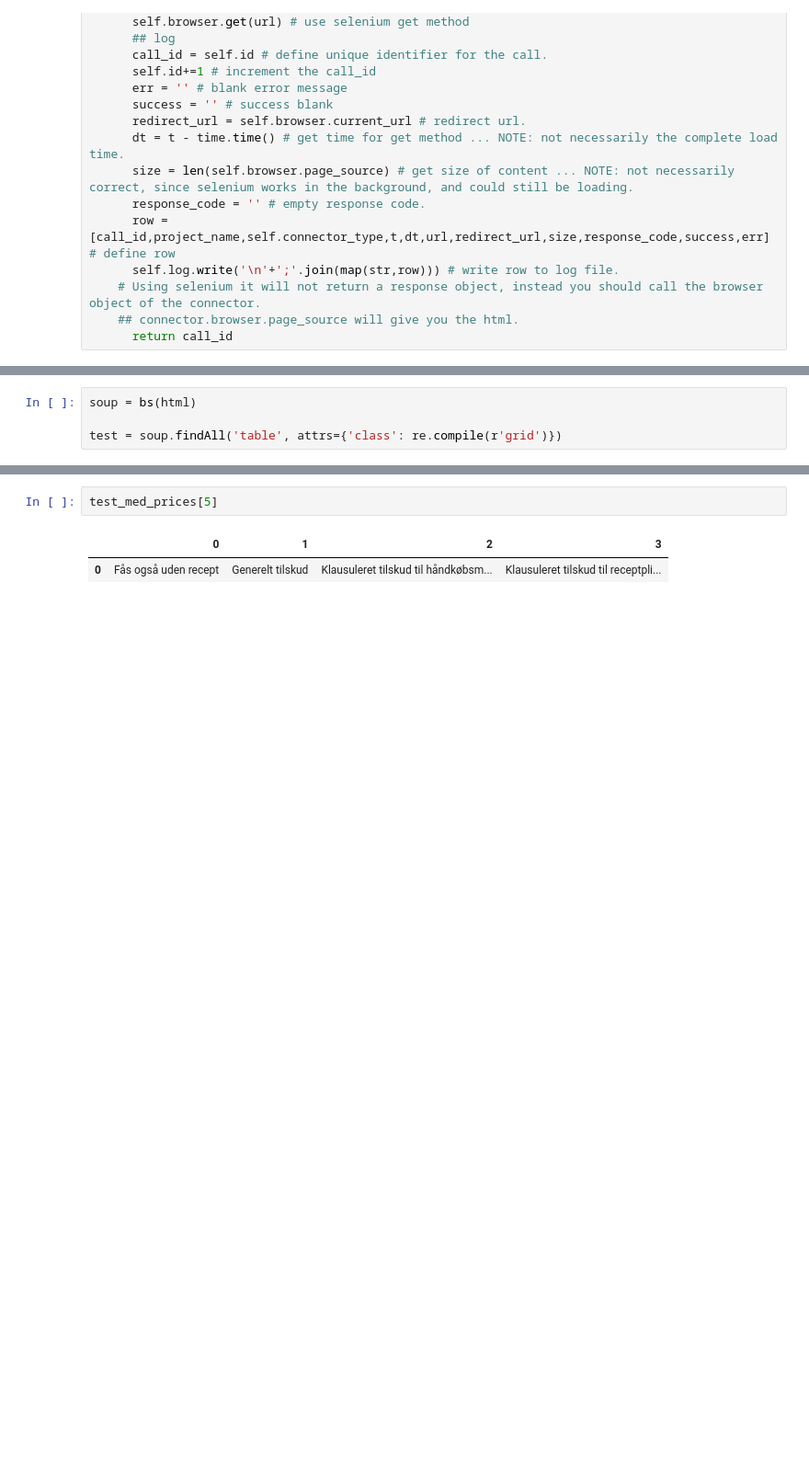
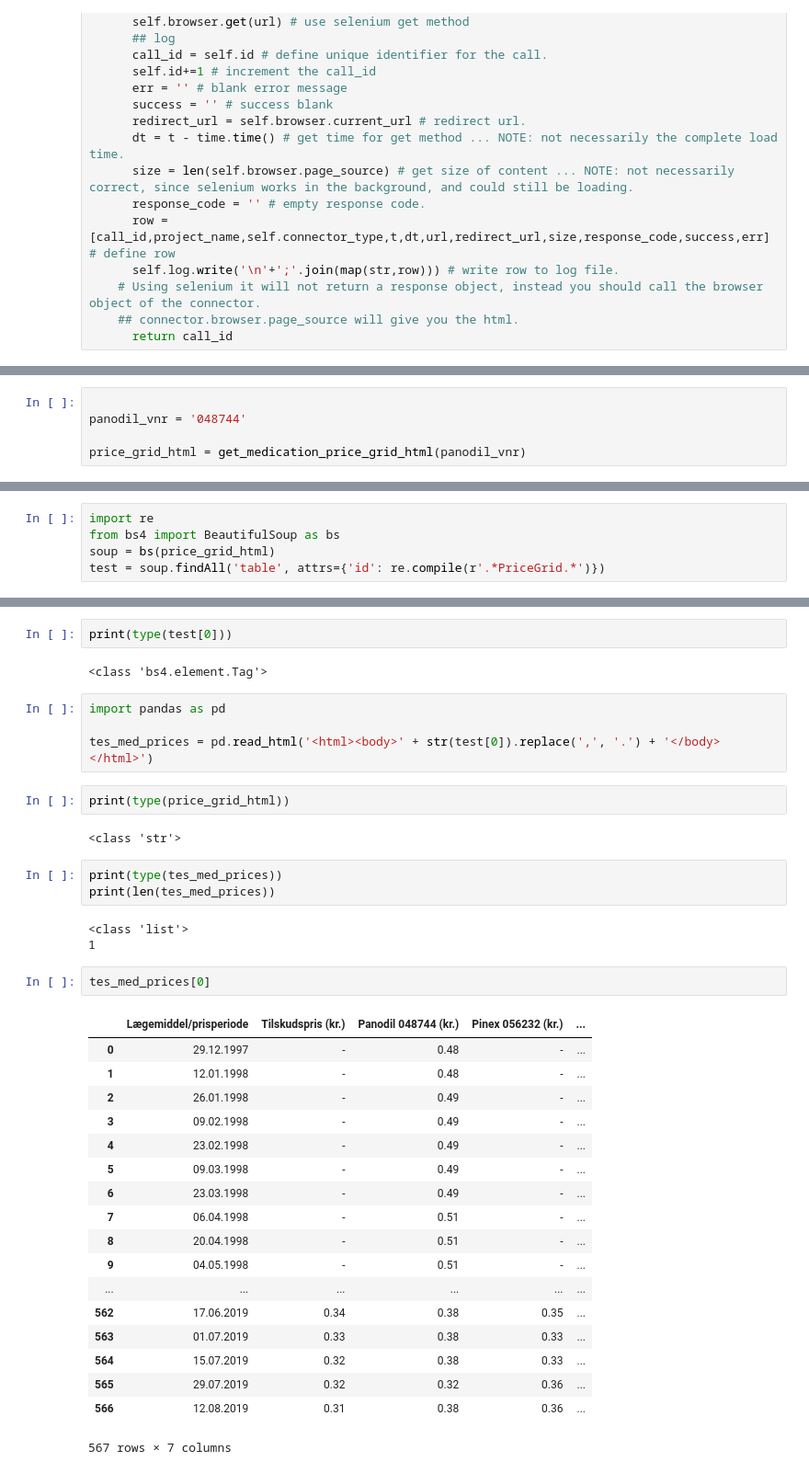
Before and after one commit to blackplague/sds2019, a Jupyter notebook: exam/sds2019_exam.ipynb, the cells around one changed output, grey strips where cells are left out. Shown at 92% size. Saved outputs shown, nothing was run; the diff lists cells and outputs as text; blank space fills up the shorter version.

Commit message:
Add Proof of Concept code
 - Function for reading prices based on product number
 - Extract price development data using bs4
 - Read the html table into a Pandas dataframe

```diff
--- a/exam/sds2019_exam.ipynb
+++ b/exam/sds2019_exam.ipynb
@@ -194,0 +316,5 @@ print(html)
+# %%
+
+panodil_vnr = '048744'
+
+price_grid_html = get_medication_price_grid_html(panodil_vnr)
@@ -195,5 +333,6 @@ print(html)
 # %%
-soup = bs(html)
-
-test = soup.findAll('table', attrs={'class': re.compile(r'grid')})
+import re
+from bs4 import BeautifulSoup as bs
+soup = bs(price_grid_html)
+test = soup.findAll('table', attrs={'id': re.compile(r'.*PriceGrid.*')})
 # %%
@@ -230,5 +360,39 @@ ValueError: No tables found matching pattern 'PriceGrid'
-# %%
-test_med_prices[5]
-# %% [output]
-|  | 0 | 1 | 2 | 3 |
-| 0 | Fås også uden recept | Generelt tilskud | Klausuleret tilskud til håndkøbsm... | Klausuleret tilskud til receptpli... |
+# %%
+print(type(test[0]))
+# %% [output]
+<class 'bs4.element.Tag'>
+# %%
+import pandas as pd
+
+tes_med_prices = pd.read_html('<html><body>' + str(test[0]).replace(',', '.') + '</body></html>')
+# %%
+print(type(price_grid_html))
+# %% [output]
+<class 'str'>
+# %%
+print(type(tes_med_prices))
+print(len(tes_med_prices))
+# %% [output]
+<class 'list'>
+1
+# %%
+tes_med_prices[0]
+# %% [output]
+|  | Lægemiddel/prisperiode | Tilskudspris (kr.) | Panodil 048744 (kr.) | Pinex 056232 (kr.) | ... |
+| 0 | 29.12.1997 | - | 0.48 | - | ... |
+| 1 | 12.01.1998 | - | 0.48 | - | ... |
+| 2 | 26.01.1998 | - | 0.49 | - | ... |
+| 3 | 09.02.1998 | - | 0.49 | - | ... |
+| 4 | 23.02.1998 | - | 0.49 | - | ... |
+| 5 | 09.03.1998 | - | 0.49 | - | ... |
+| 6 | 23.03.1998 | - | 0.49 | - | ... |
+| 7 | 06.04.1998 | - | 0.51 | - | ... |
+| 8 | 20.04.1998 | - | 0.51 | - | ... |
+| 9 | 04.05.1998 | - | 0.51 | - | ... |
+| ... | ... | ... | ... | ... | ... |
+| 562 | 17.06.2019 | 0.34 | 0.38 | 0.35 | ... |
+| 563 | 01.07.2019 | 0.33 | 0.38 | 0.33 | ... |
+| 564 | 15.07.2019 | 0.32 | 0.38 | 0.33 | ... |
+| 565 | 29.07.2019 | 0.32 | 0.32 | 0.36 | ... |
+| 566 | 12.08.2019 | 0.31 | 0.38 | 0.36 | ... |
+567 rows × 7 columns
```
Also changed, not shown: parts of 12 cells of this notebook.
